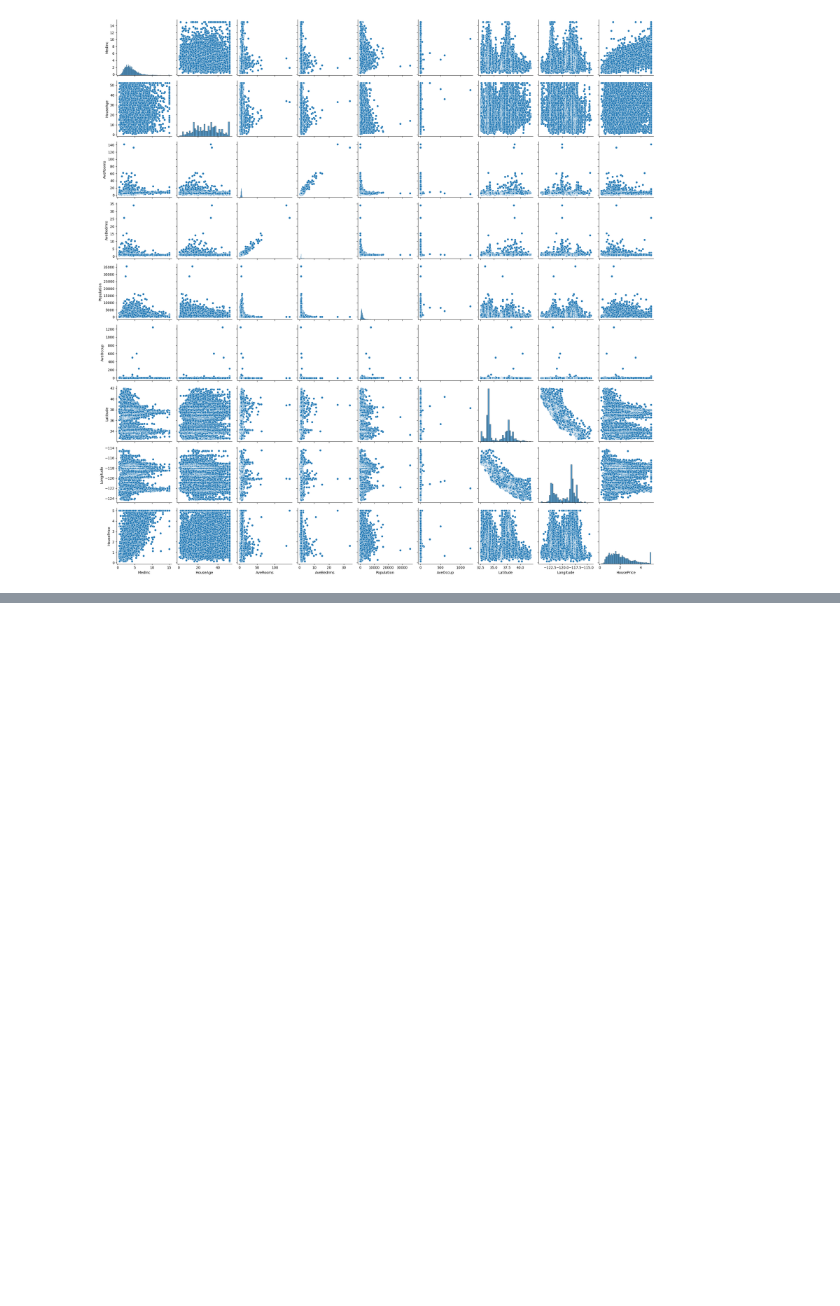
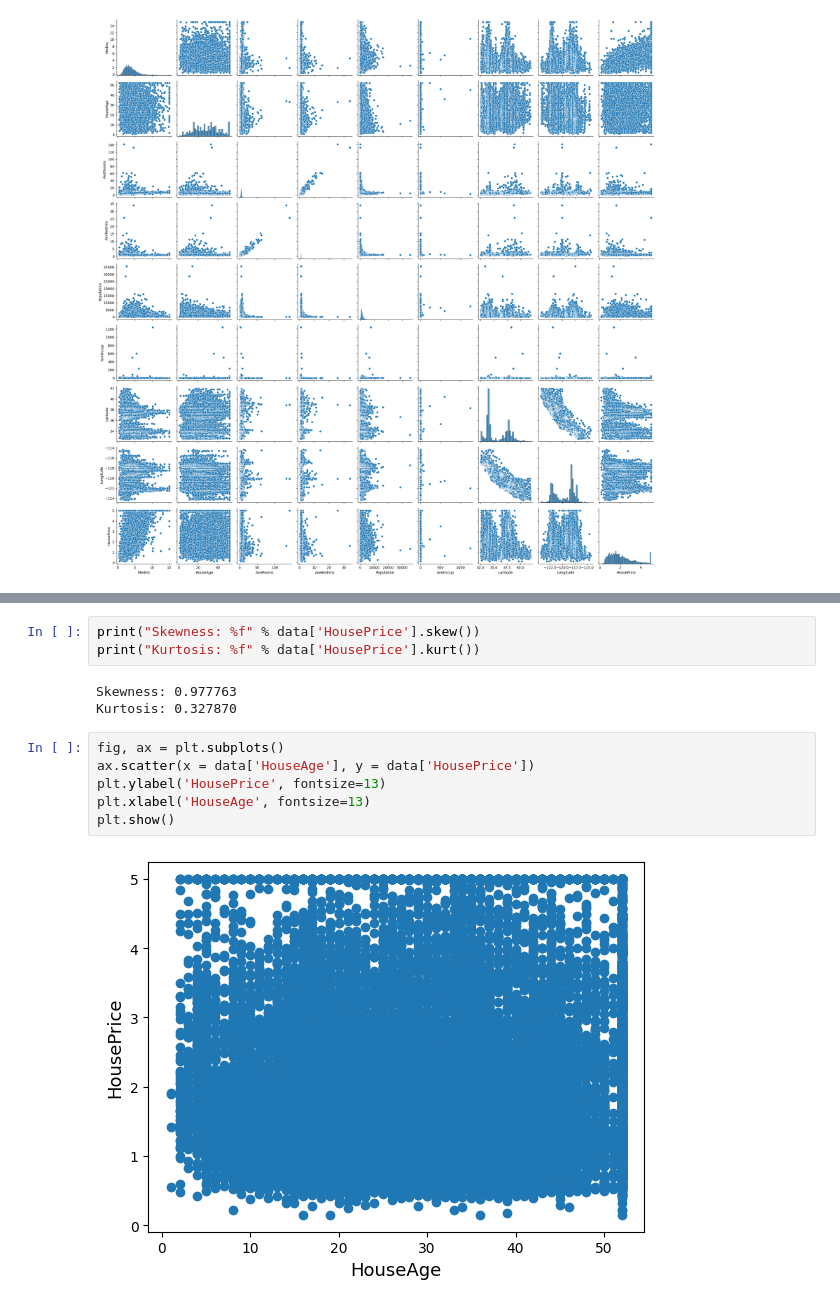
Before and after one commit to Lavanya08M/Data-Science, a Jupyter notebook: California_house_price_prediction.ipynb, the cells around one changed output, grey strips where cells are left out. Drawn from its saved outputs; the diff is of its cells as text; blank space fills up the shorter version.

```diff
--- a/California_house_price_prediction.ipynb
+++ b/California_house_price_prediction.ipynb
@@ -103,0 +118,14 @@ plt.tight_layout()
+# %%
+print("Skewness: %f" % data['HousePrice'].skew())
+print("Kurtosis: %f" % data['HousePrice'].kurt())
+# %% [output]
+Skewness: 0.977763
+Kurtosis: 0.327870
+# %%
+fig, ax = plt.subplots()
+ax.scatter(x = data['HouseAge'], y = data['HousePrice'])
+plt.ylabel('HousePrice', fontsize=13)
+plt.xlabel('HouseAge', fontsize=13)
+plt.show()
+# %% [output]
+[figure, added]
```
Also changed, not shown: parts of 15 cells of this notebook.
